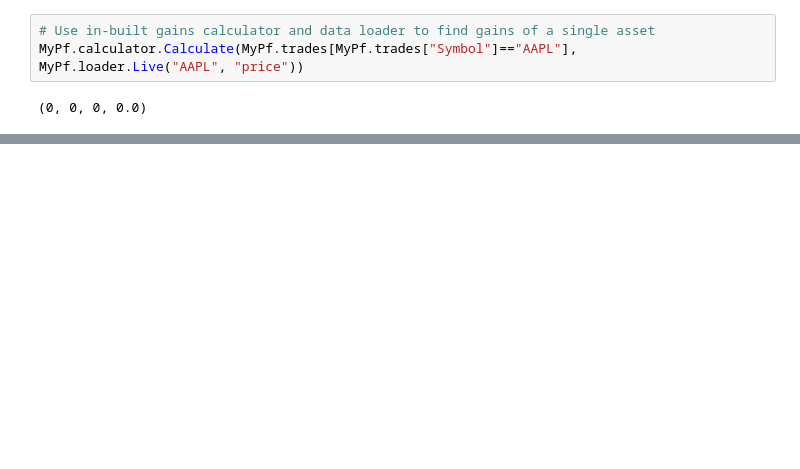
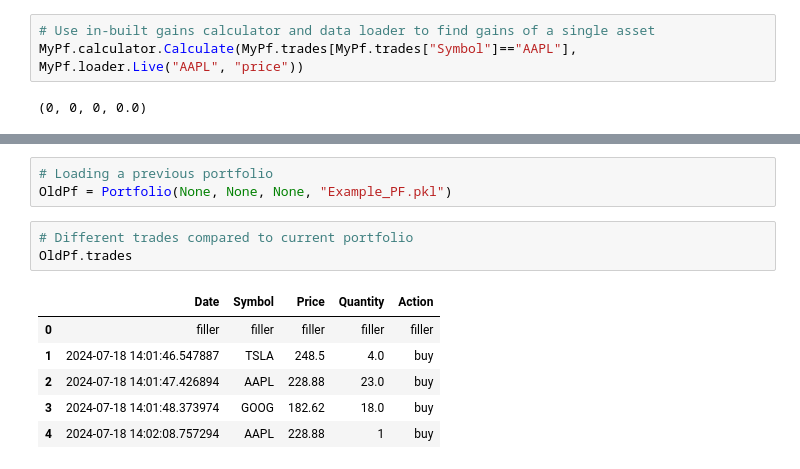
Before and after one commit to lukeRedmond2/LR-Tax-Loss-Harvesting, a Jupyter notebook: __Workspace__.ipynb, the cells around one changed output, grey strips where cells are left out. Saved outputs shown, nothing was run; the diff lists cells and outputs as text; blank space fills up the shorter version.

Commit message:
Fixed small bug during rebalancing and added features to save and load portfolios.

```diff
--- a/__Workspace__.ipynb
+++ b/__Workspace__.ipynb
@@ -1111,0 +1225,13 @@ MyPf.Rebalance()
+# %%
+# Loading a previous portfolio
+OldPf = Portfolio(None, None, None, "Example_PF.pkl")
+# %%
+# Different trades compared to current portfolio
+OldPf.trades
+# %% [output]
+|  | Date | Symbol | Price | Quantity | Action |
+| 0 | filler | filler | filler | filler | filler |
+| 1 | 2024-07-18 14:01:46.547887 | TSLA | 248.5 | 4.0 | buy |
+| 2 | 2024-07-18 14:01:47.426894 | AAPL | 228.88 | 23.0 | buy |
+| 3 | 2024-07-18 14:01:48.373974 | GOOG | 182.62 | 18.0 | buy |
+| 4 | 2024-07-18 14:02:08.757294 | AAPL | 228.88 | 1 | buy |
```
Also changed, not shown: parts of 16 cells of this notebook, 2 other files.
